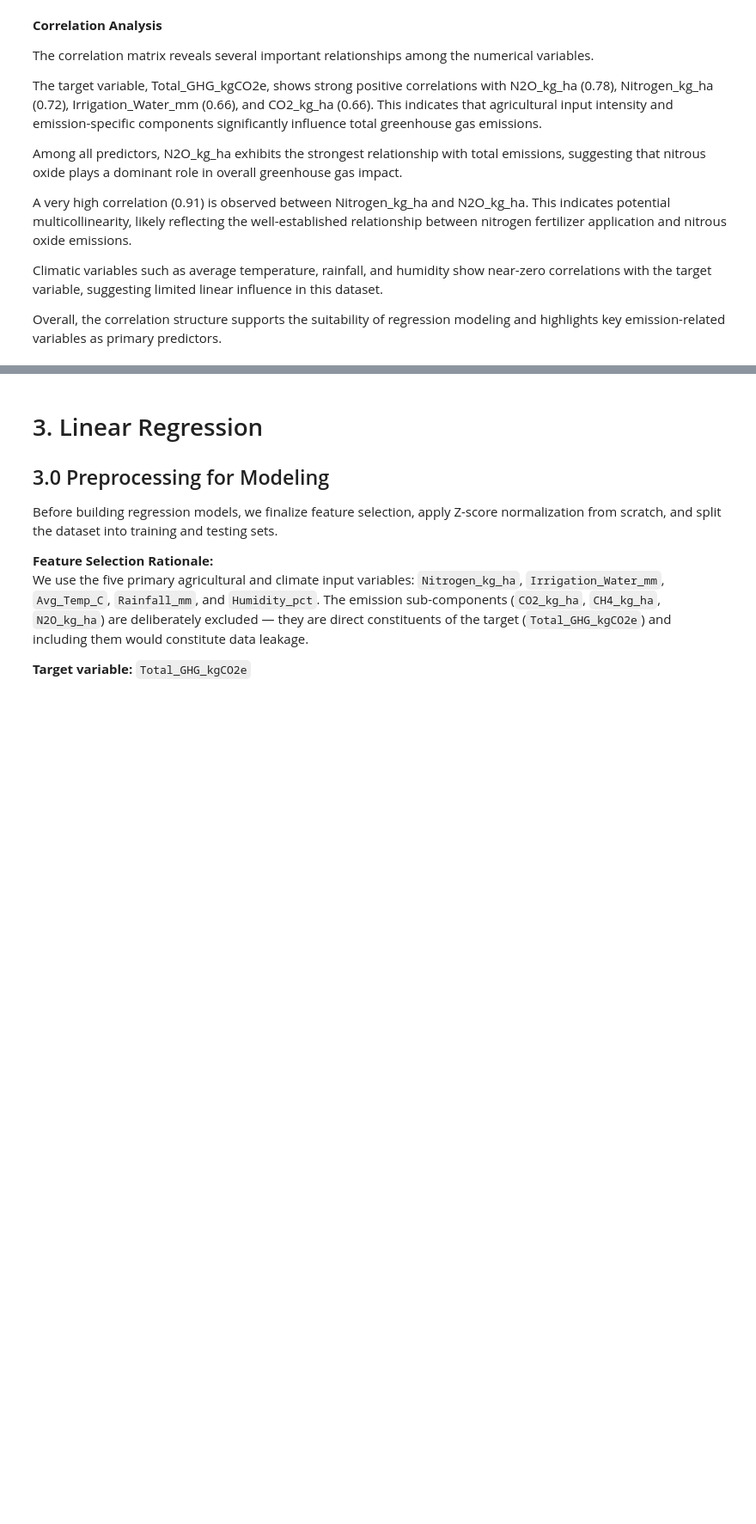
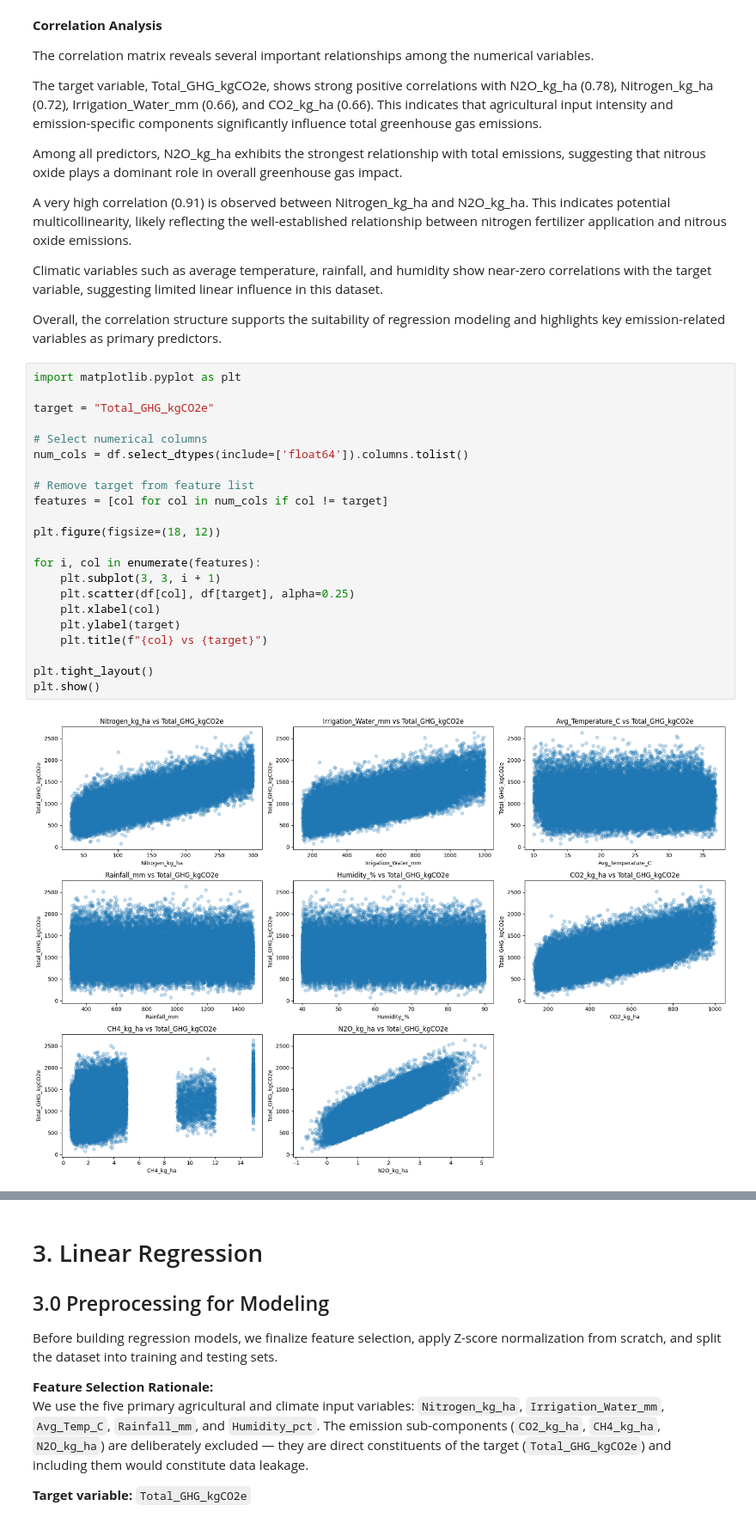
Before and after one commit to jtushya/ML-Assignment, a Jupyter notebook: notebooks/MLassignment_Team02.ipynb, the cells around one changed output, grey strips where cells are left out. Shown at 86% size. Saved outputs shown, nothing was run; the diff lists cells and outputs as text; blank space fills up the shorter version.

Commit message:
Updated EDA module: added scatter plots and descriptive statistics bar chart with analysis

```diff
--- a/notebooks/MLassignment_Team02.ipynb
+++ b/notebooks/MLassignment_Team02.ipynb
@@ -184,3 +184,27 @@ A very high correlation (0.91) is observed between Nitrogen_kg_ha and N2O_kg_ha.
 Climatic variables such as average temperature, rainfall, and humidity show near-zero correlations with the target variable, suggesting limited linear influence in this dataset.
 
 Overall, the correlation structure supports the suitability of regression modeling and highlights key emission-related variables as primary predictors.
+# %%
+import matplotlib.pyplot as plt
+
+target = "Total_GHG_kgCO2e"
+
+# Select numerical columns
+num_cols = df.select_dtypes(include=['float64']).columns.tolist()
+
+# Remove target from feature list
+features = [col for col in num_cols if col != target]
+
+plt.figure(figsize=(18, 12))
+
+for i, col in enumerate(features):
+    plt.subplot(3, 3, i + 1)
+    plt.scatter(df[col], df[target], alpha=0.25)
+    plt.xlabel(col)
+    plt.ylabel(target)
+    plt.title(f"{col} vs {target}")
+
+plt.tight_layout()
+plt.show()
+# %% [output]
+[figure, added]
```
Also changed, not shown: parts of 3 cells of this notebook.
